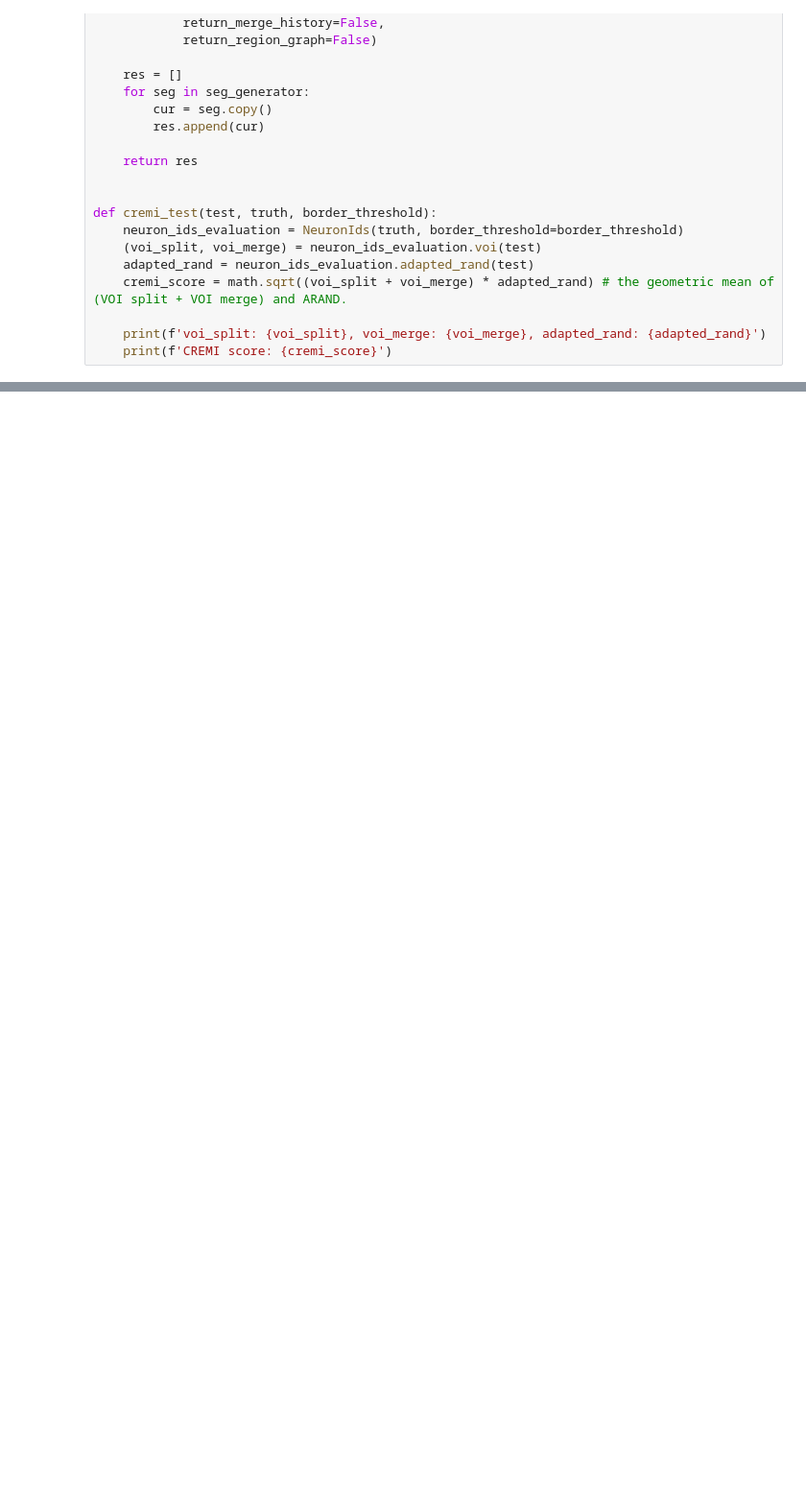
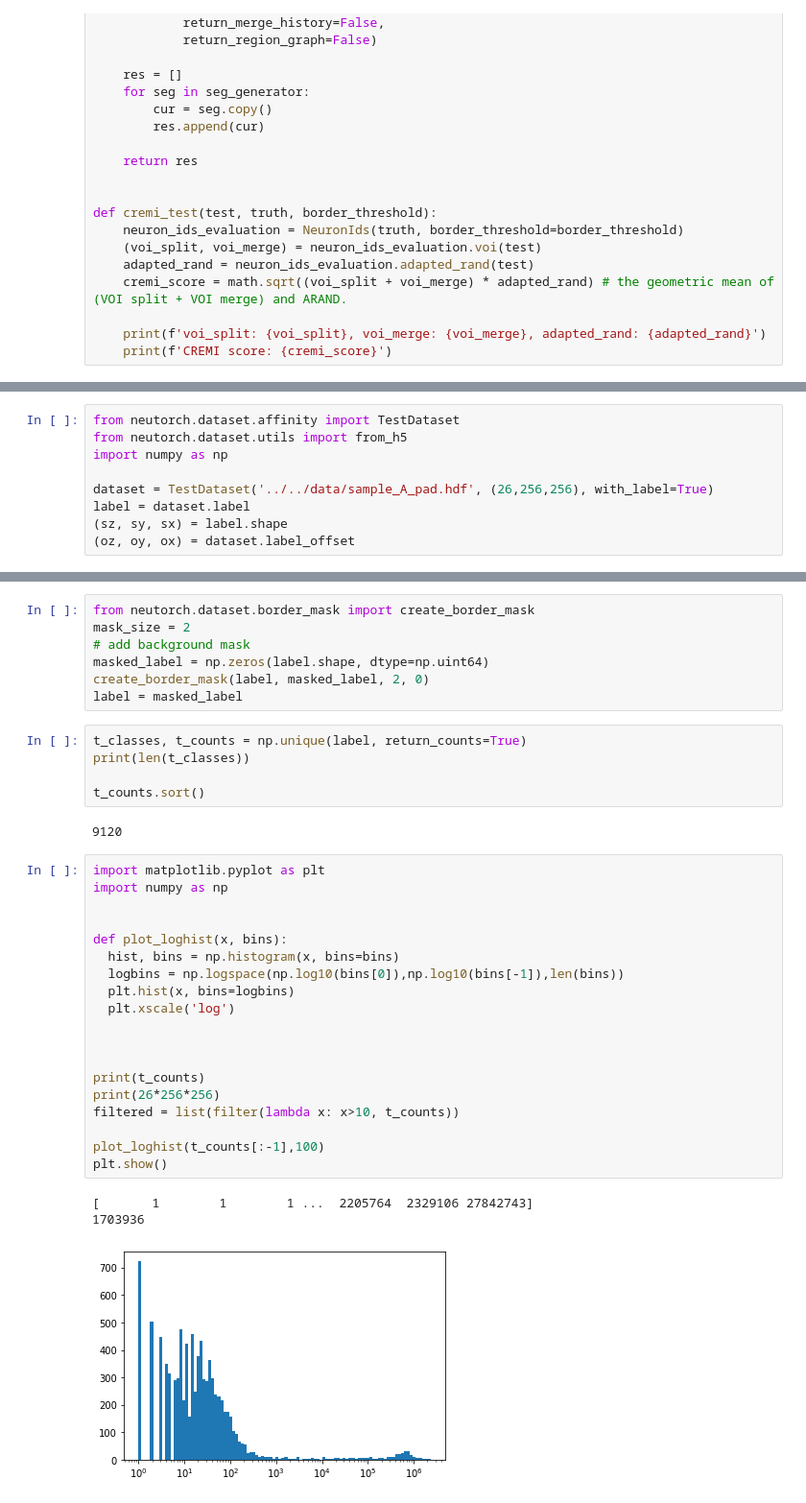
Before and after one commit to image-infomatics/neutorch, a Jupyter notebook: neutorch/notebooks/affinity_2_seg.ipynb, the cells around one changed output, grey strips where cells are left out. Shown: that part at 96% size. Saved outputs shown, nothing was run; the diff lists cells and outputs as text; blank space fills up the shorter version.

```diff
--- a/neutorch/notebooks/affinity_2_seg.ipynb
+++ b/neutorch/notebooks/affinity_2_seg.ipynb
@@ -206,0 +169,9 @@ CREMI score: 1.886395457292252
+# %%
+from neutorch.dataset.affinity import TestDataset
+from neutorch.dataset.utils import from_h5
+import numpy as np
+
+dataset = TestDataset('../../data/sample_A_pad.hdf', (26,256,256), with_label=True)
+label = dataset.label
+(sz, sy, sx) = label.shape
+(oz, oy, ox) = dataset.label_offset
@@ -206,0 +185,37 @@ CREMI score: 1.886395457292252
+# %%
+from neutorch.dataset.border_mask import create_border_mask
+mask_size = 2
+# add background mask
+masked_label = np.zeros(label.shape, dtype=np.uint64)
+create_border_mask(label, masked_label, 2, 0)
+label = masked_label
+# %%
+t_classes, t_counts = np.unique(label, return_counts=True)
+print(len(t_classes))
+
+t_counts.sort()
+# %% [output]
+9120
+# %%
+import matplotlib.pyplot as plt
+import numpy as np
+
+
+def plot_loghist(x, bins):
+  hist, bins = np.histogram(x, bins=bins)
+  logbins = np.logspace(np.log10(bins[0]),np.log10(bins[-1]),len(bins))
+  plt.hist(x, bins=logbins)
+  plt.xscale('log')
+
+
+
+print(t_counts)
+print(26*256*256)
+filtered = list(filter(lambda x: x>10, t_counts))
+
+plot_loghist(t_counts[:-1],100)
+plt.show()
+# %% [output]
+[       1        1        1 ...  2205764  2329106 27842743]
+1703936
+[figure, added]
```
Also changed, not shown: parts of 5 cells of this notebook, 3 other files.
